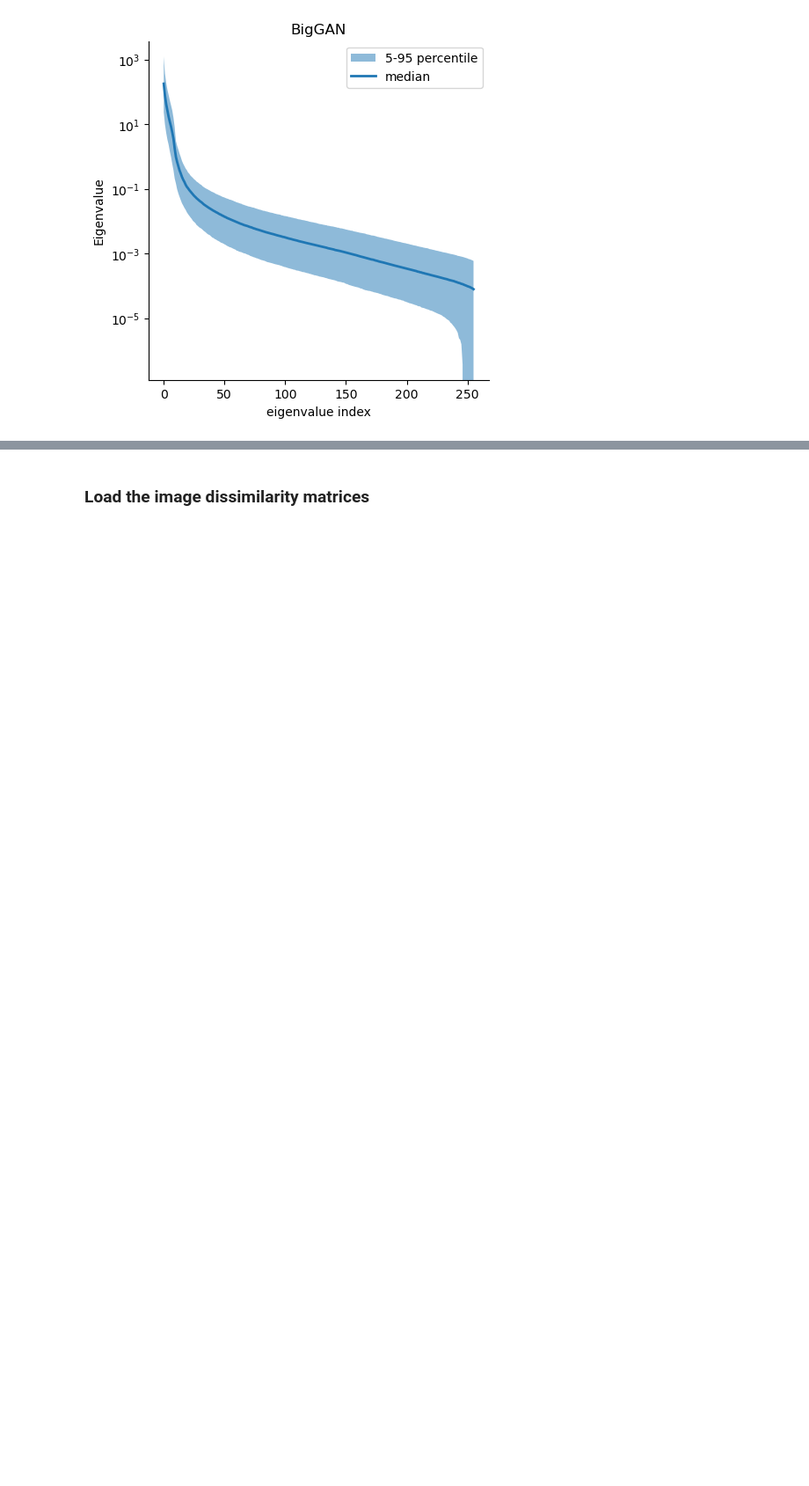
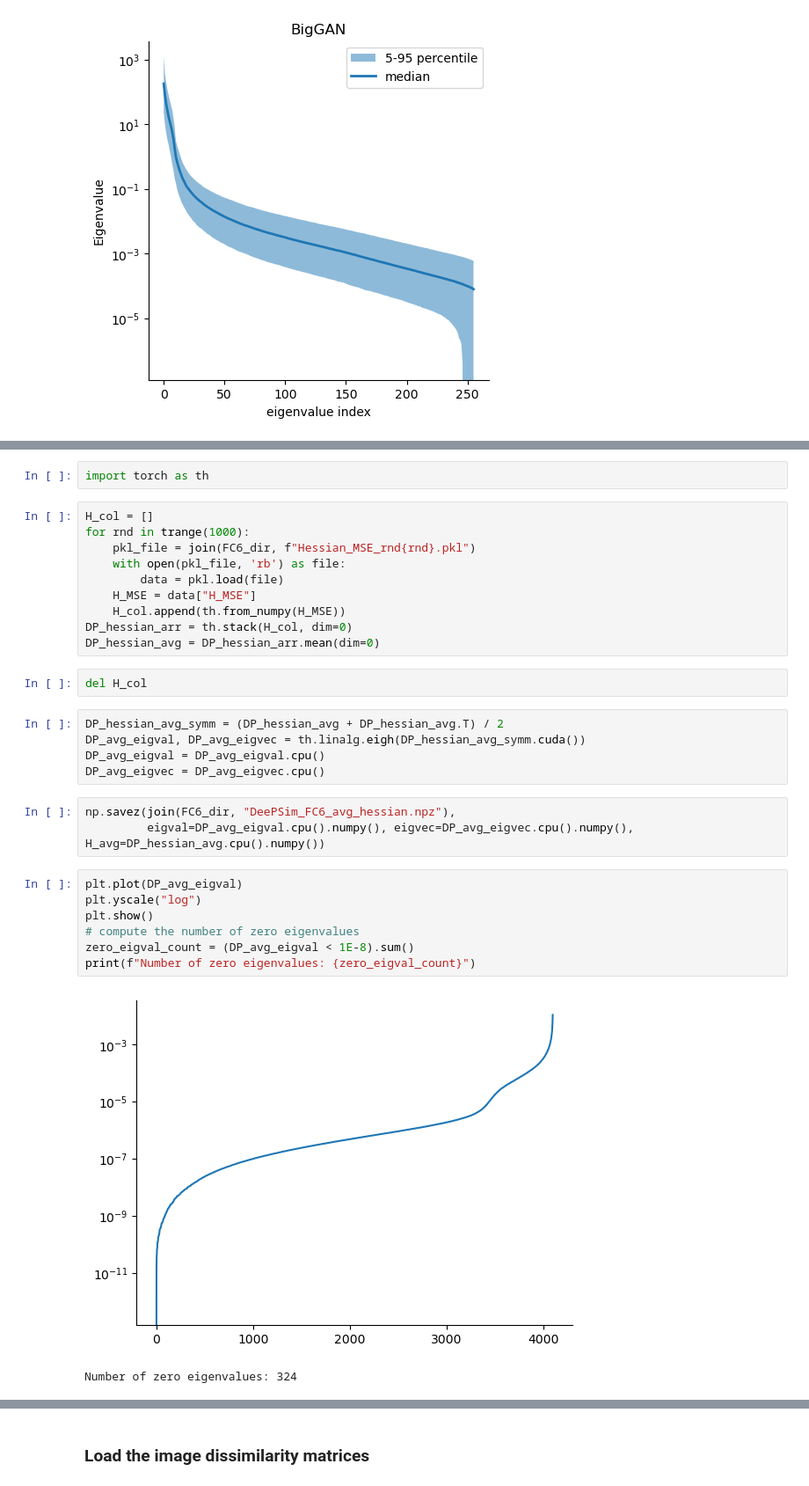
Before and after one commit to Animadversio/Neuro-ActMax-GAN-comparison, a Jupyter notebook: notebooks/BigGAN_DeePSim_Hessian_recompute_synopsis.ipynb, the cells around one changed output, grey strips where cells are left out. Shown at 88% size. Saved outputs shown, nothing was run; the diff lists cells and outputs as text; blank space fills up the shorter version.

```diff
--- a/notebooks/BigGAN_DeePSim_Hessian_recompute_synopsis.ipynb
+++ b/notebooks/BigGAN_DeePSim_Hessian_recompute_synopsis.ipynb
@@ -143,0 +172,32 @@ plt.show()
+# %%
+import torch as th
+# %%
+H_col = []
+for rnd in trange(1000):
+    pkl_file = join(FC6_dir, f"Hessian_MSE_rnd{rnd}.pkl")
+    with open(pkl_file, 'rb') as file:
+        data = pkl.load(file)
+    H_MSE = data["H_MSE"]
+    H_col.append(th.from_numpy(H_MSE))
+DP_hessian_arr = th.stack(H_col, dim=0)
+DP_hessian_avg = DP_hessian_arr.mean(dim=0)
+# %%
+del H_col
+# %%
+DP_hessian_avg_symm = (DP_hessian_avg + DP_hessian_avg.T) / 2
+DP_avg_eigval, DP_avg_eigvec = th.linalg.eigh(DP_hessian_avg_symm.cuda())
+DP_avg_eigval = DP_avg_eigval.cpu()
+DP_avg_eigvec = DP_avg_eigvec.cpu()
+# %%
+np.savez(join(FC6_dir, "DeePSim_FC6_avg_hessian.npz"),
+         eigval=DP_avg_eigval.cpu().numpy(), eigvec=DP_avg_eigvec.cpu().numpy(), H_avg=DP_hessian_avg.cpu().numpy())
+# %%
+plt.plot(DP_avg_eigval)
+plt.yscale("log")
+plt.show()
+# compute the number of zero eigenvalues
+zero_eigval_count = (DP_avg_eigval < 1E-8).sum()
+print(f"Number of zero eigenvalues: {zero_eigval_count}")
+# %% [output]
+[figure, added]
+Number of zero eigenvalues: 324
```
Also changed, not shown: parts of 25 cells of this notebook, 2 other files.
